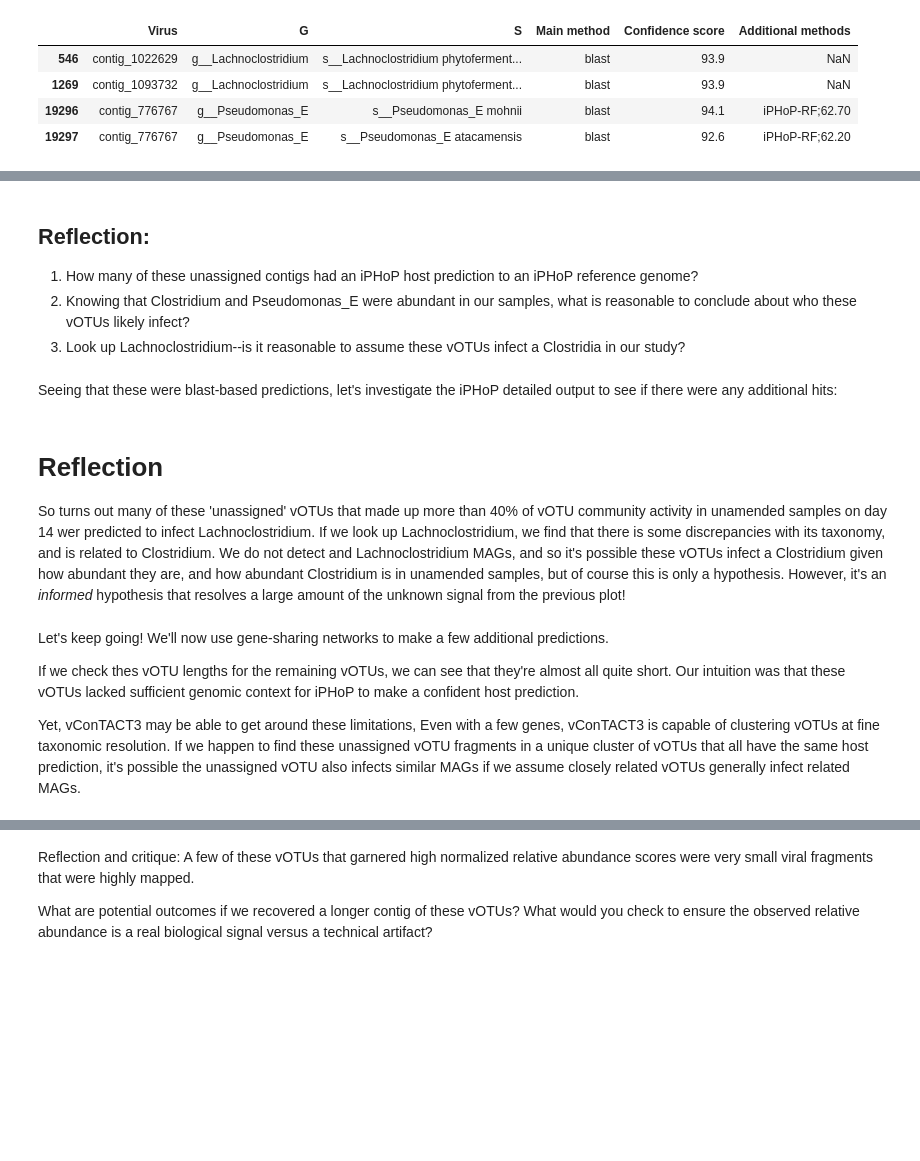
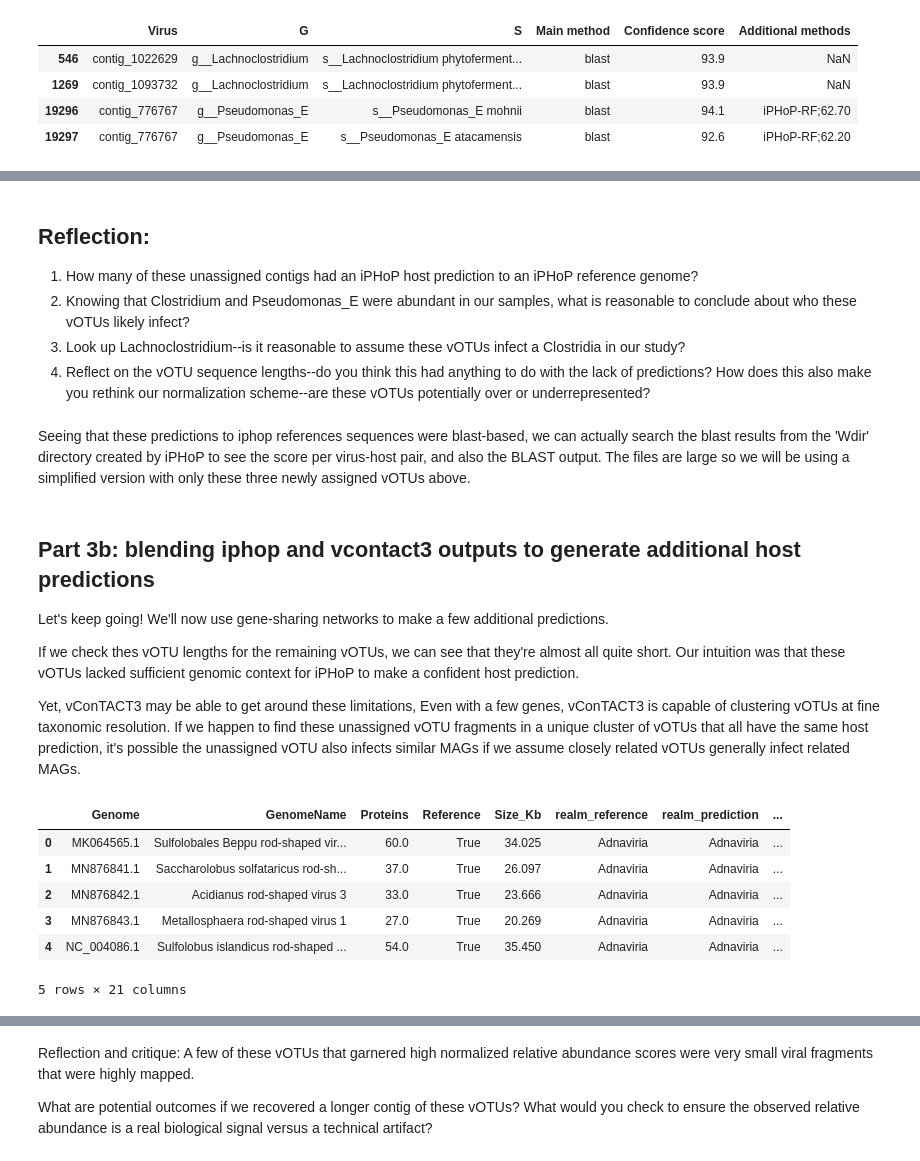
Before and after one commit to jamesriddellv/2026-Viromics-Practicals, a Jupyter notebook: day3_Bioreactor_viruses_deep_dive_host_prediction.ipynb, the cells around one changed output, grey strips where cells are left out. Cells and saved outputs as stored; diff of their text form; code cells hidden in the pictures; blank space fills up the shorter version.

```diff
--- a/day3_Bioreactor_viruses_deep_dive_host_prediction.ipynb
+++ b/day3_Bioreactor_viruses_deep_dive_host_prediction.ipynb
@@ -238,8 +256,6 @@ iphop_df.loc[iphop_df['Virus'].isin(abundant_no_assignment_list)][['Virus', 'G',
 1. How many of these unassigned contigs had an iPHoP host prediction to an iPHoP reference genome?
 2. Knowing that Clostridium and Pseudomonas_E were abundant in our samples, what is reasonable to conclude about who these vOTUs likely infect?
 3. Look up Lachnoclostridium--is it reasonable to assume these vOTUs infect a Clostridia in our study?
+4. Reflect on the vOTU sequence lengths--do you think this had anything to do with the lack of predictions? How does this also make you rethink our normalization scheme--are these vOTUs potentially over or underrepresented?
-# %% [markdown]
-Seeing that these were blast-based predictions, let's investigate the iPHoP detailed output to see if there were any additional hits:
-# %% [markdown]
-# Reflection
-So turns out many of these 'unassigned' vOTUs that made up more than 40% of vOTU community activity in unamended samples on day 14 wer predicted to infect Lachnoclostridium. If we look up Lachnoclostridium, we find that there is some discrepancies with its taxonomy, and is related to Clostridium. We do not detect and Lachnoclostridium MAGs, and so it's possible these vOTUs infect a Clostridium given how abundant they are, and how abundant Clostridium is in unamended samples, but of course this is only a hypothesis. However, it's an *informed* hypothesis that resolves a large amount of the unknown signal from the previous plot!
+# %% [markdown]
+Seeing that these predictions to iphop references sequences were blast-based, we can actually search the blast results from the 'Wdir' directory created by iPHoP to see the score per virus-host pair, and also the BLAST output. The files are large so we will be using a simplified version with only these three newly assigned vOTUs above.
@@ -246,4 +264,6 @@ So turns out many of these 'unassigned' vOTUs that made up more than 40% of vOTU
 # %% [markdown]
+## Part 3b: blending iphop and vcontact3 outputs to generate additional host predictions
+
 Let's keep going! We'll now use gene-sharing networks to make a few additional predictions.
 
 If we check thes vOTU lengths for the remaining vOTUs, we can see that they're almost all quite short. Our intuition was that these vOTUs lacked sufficient genomic context for iPHoP to make a confident host prediction.
@@ -251,3 +271,15 @@ If we check thes vOTU lengths for the remaining vOTUs, we can see that they're a
 Yet, vConTACT3 may be able to get around these limitations, Even with a few genes, vConTACT3 is capable of clustering vOTUs at fine taxonomic resolution. If we happen to find these unassigned vOTU fragments in a unique cluster of vOTUs that all have the same host prediction, it's possible the unassigned vOTU also infects similar MAGs if we assume closely related vOTUs generally infect related MAGs.
 # %%
 # Load in vConTACT3 data, isolate the unassigned vOTUs, then pull all vOTUs in the same genera and check host predictions
+file_name = 'final_assignments.csv'
+path = '/'.join([data_dir, file_name])
+taxonomy_df = pd.read_csv(path)
+taxonomy_df.head()
+# %% [output]
+|  | Genome | GenomeName | Proteins | Reference | Size_Kb | realm_reference | realm_prediction | ... |
+| 0 | MK064565.1 | Sulfolobales Beppu rod-shaped vir... | 60.0 | True | 34.025 | Adnaviria | Adnaviria | ... |
+| 1 | MN876841.1 | Saccharolobus solfataricus rod-sh... | 37.0 | True | 26.097 | Adnaviria | Adnaviria | ... |
+| 2 | MN876842.1 | Acidianus rod-shaped virus 3 | 33.0 | True | 23.666 | Adnaviria | Adnaviria | ... |
+| 3 | MN876843.1 | Metallosphaera rod-shaped virus 1 | 27.0 | True | 20.269 | Adnaviria | Adnaviria | ... |
+| 4 | NC_004086.1 | Sulfolobus islandicus rod-shaped ... | 54.0 | True | 35.450 | Adnaviria | Adnaviria | ... |
+5 rows × 21 columns
```
Also changed, not shown: parts of 10 cells of this notebook.
